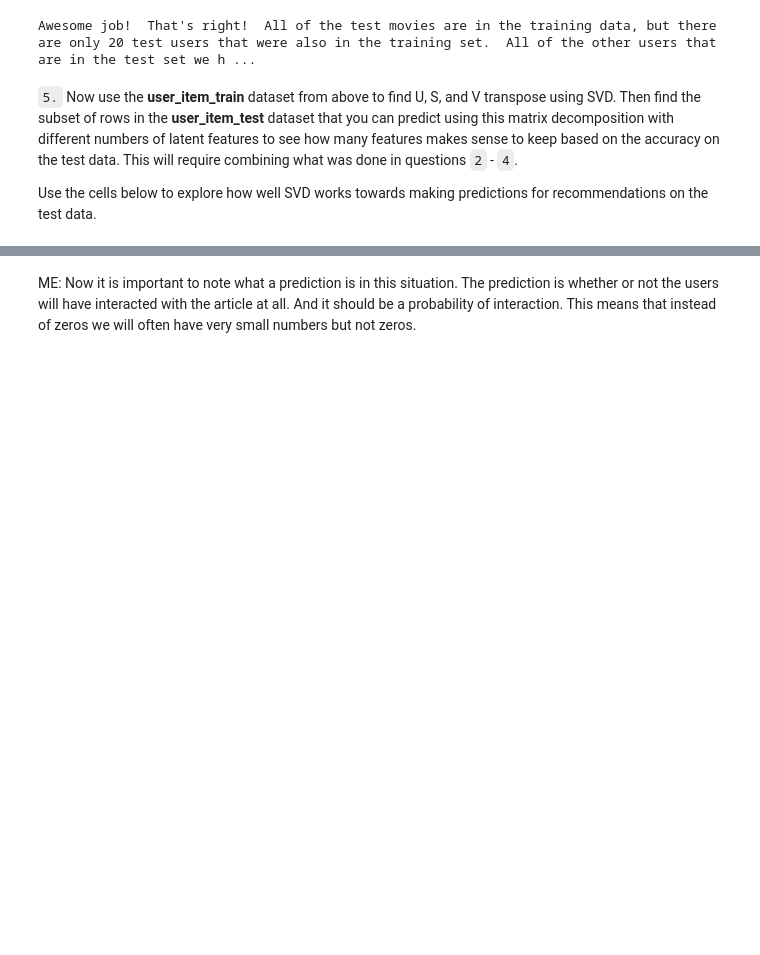
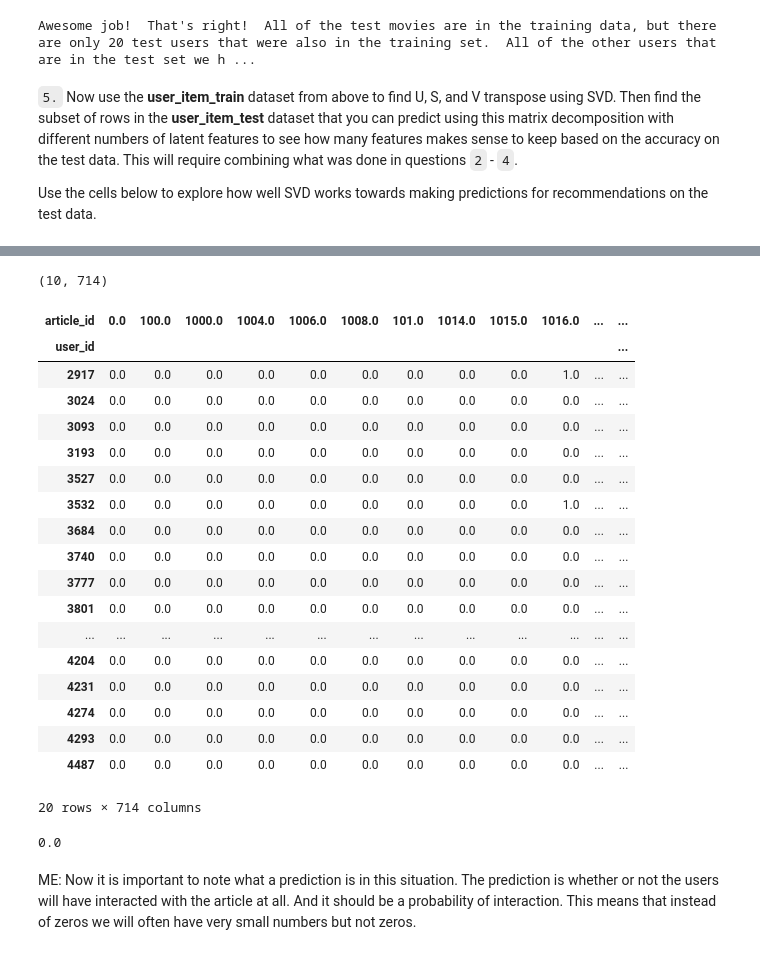
Before and after one commit to michaelreinhard/Recommendations_IBM, a Jupyter notebook: Recommendations_with_IBM.ipynb, the cells around one changed output, grey strips where cells are left out. Cells and saved outputs as stored; diff of their text form; code cells hidden in the pictures; blank space fills up the shorter version.

```diff
--- a/Recommendations_with_IBM.ipynb
+++ b/Recommendations_with_IBM.ipynb
@@ -1047,0 +1204,6 @@ Use the cells below to explore how well SVD works towards making predictions for
+# %%
+train_test_ids = []
+for i in user_item_train.index:
+    if i in user_item_test.index:
+        train_test_ids.append(i)
+print(len(train_test_ids))
@@ -1047,0 +1225,3 @@ Use the cells below to explore how well SVD works towards making predictions for
+# %%
+user_item_train.fillna(0, inplace=True)
+u, s, vt = np.linalg.svd(user_item_train, full_matrices=True, compute_uv=True)
@@ -1047,0 +1232,35 @@ Use the cells below to explore how well SVD works towards making predictions for
+# %%
+num_latent_feats = np.arange(10,700+10,20)
+sum_errs = []
+
+k = 10
+s_new, u_new, vt_new = np.diag(s[:k]), u[:, :k], vt[:k, :]
+# %%
+vt_new.shape
+# %% [output]
+(10, 714)
+# %%
+user_item_est = np.around(np.dot(np.dot(u_new[user_item_train.index.isin(test_idx)], s_new), vt_new))
+# %%
+diff = np.subtract(user_item_train[user_item_train.index.isin(train_test_ids)].fillna(0), user_item_est)
+diff
+# %% [output]
+| article_id | 0.0 | 100.0 | 1000.0 | 1004.0 | 1006.0 | 1008.0 | 101.0 | 1014.0 | 1015.0 | 1016.0 | ... | ... |
+| user_id |  |  |  |  |  |  |  |  |  |  |  | ... |
+| 2917 | 0.0 | 0.0 | 0.0 | 0.0 | 0.0 | 0.0 | 0.0 | 0.0 | 0.0 | 1.0 | ... | ... |
+| 3024 | 0.0 | 0.0 | 0.0 | 0.0 | 0.0 | 0.0 | 0.0 | 0.0 | 0.0 | 0.0 | ... | ... |
+| 3093 | 0.0 | 0.0 | 0.0 | 0.0 | 0.0 | 0.0 | 0.0 | 0.0 | 0.0 | 0.0 | ... | ... |
+| 3193 | 0.0 | 0.0 | 0.0 | 0.0 | 0.0 | 0.0 | 0.0 | 0.0 | 0.0 | 0.0 | ... | ... |
+| 3527 | 0.0 | 0.0 | 0.0 | 0.0 | 0.0 | 0.0 | 0.0 | 0.0 | 0.0 | 0.0 | ... | ... |
+| 3532 | 0.0 | 0.0 | 0.0 | 0.0 | 0.0 | 0.0 | 0.0 | 0.0 | 0.0 | 1.0 | ... | ... |
+| 3684 | 0.0 | 0.0 | 0.0 | 0.0 | 0.0 | 0.0 | 0.0 | 0.0 | 0.0 | 0.0 | ... | ... |
+| 3740 | 0.0 | 0.0 | 0.0 | 0.0 | 0.0 | 0.0 | 0.0 | 0.0 | 0.0 | 0.0 | ... | ... |
+| 3777 | 0.0 | 0.0 | 0.0 | 0.0 | 0.0 | 0.0 | 0.0 | 0.0 | 0.0 | 0.0 | ... | ... |
+| 3801 | 0.0 | 0.0 | 0.0 | 0.0 | 0.0 | 0.0 | 0.0 | 0.0 | 0.0 | 0.0 | ... | ... |
+| ... | ... | ... | ... | ... | ... | ... | ... | ... | ... | ... | ... | ... |
+| 4204 | 0.0 | 0.0 | 0.0 | 0.0 | 0.0 | 0.0 | 0.0 | 0.0 | 0.0 | 0.0 | ... | ... |
+| 4231 | 0.0 | 0.0 | 0.0 | 0.0 | 0.0 | 0.0 | 0.0 | 0.0 | 0.0 | 0.0 | ... | ... |
+| 4274 | 0.0 | 0.0 | 0.0 | 0.0 | 0.0 | 0.0 | 0.0 | 0.0 | 0.0 | 0.0 | ... | ... |
+| 4293 | 0.0 | 0.0 | 0.0 | 0.0 | 0.0 | 0.0 | 0.0 | 0.0 | 0.0 | 0.0 | ... | ... |
+| 4487 | 0.0 | 0.0 | 0.0 | 0.0 | 0.0 | 0.0 | 0.0 | 0.0 | 0.0 | 0.0 | ... | ... |
+20 rows × 714 columns
@@ -1047,0 +1269,4 @@ Use the cells below to explore how well SVD works towards making predictions for
+# %%
+err
+# %% [output]
+0.0
```
Also changed, not shown: parts of 41 cells of this notebook.
